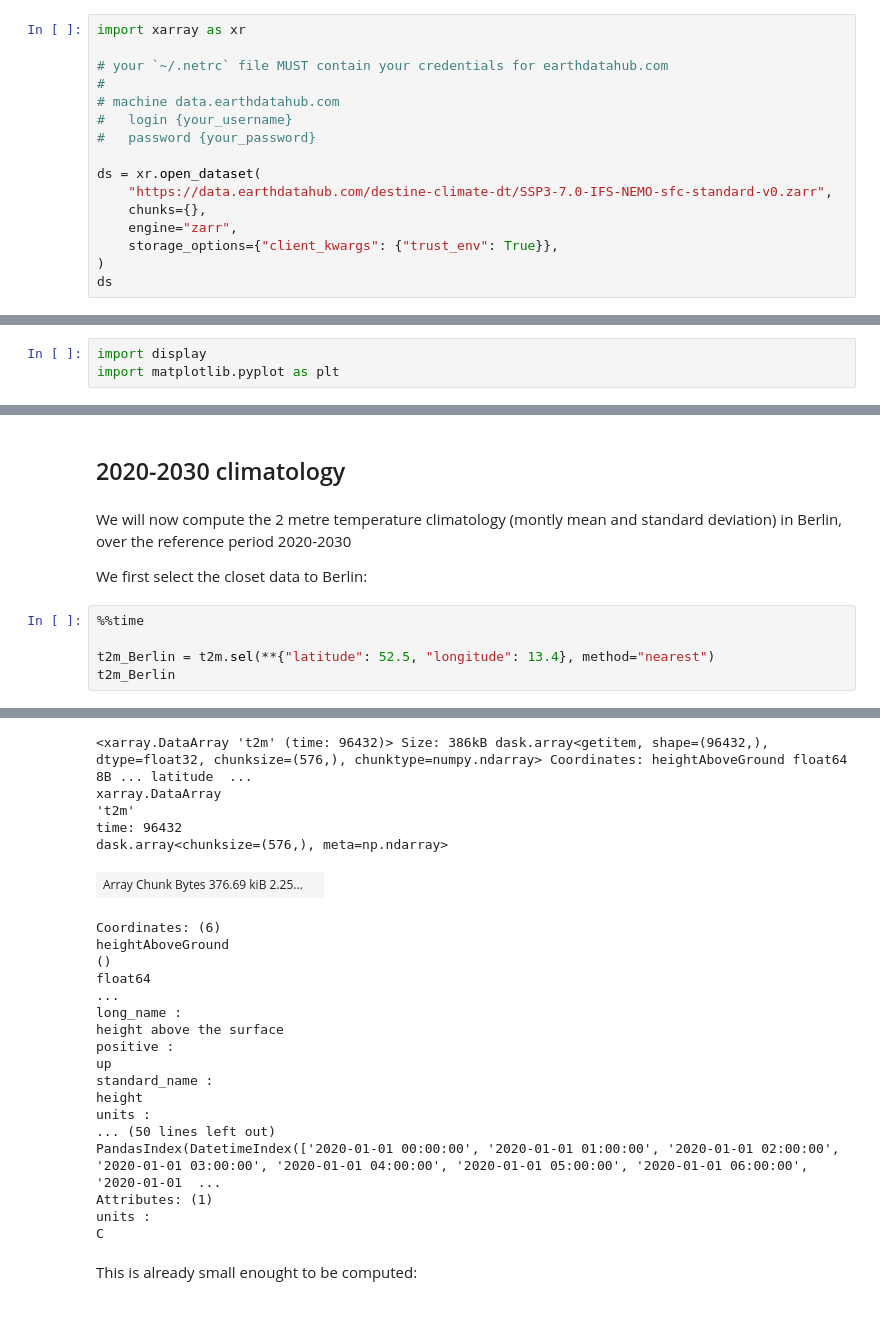
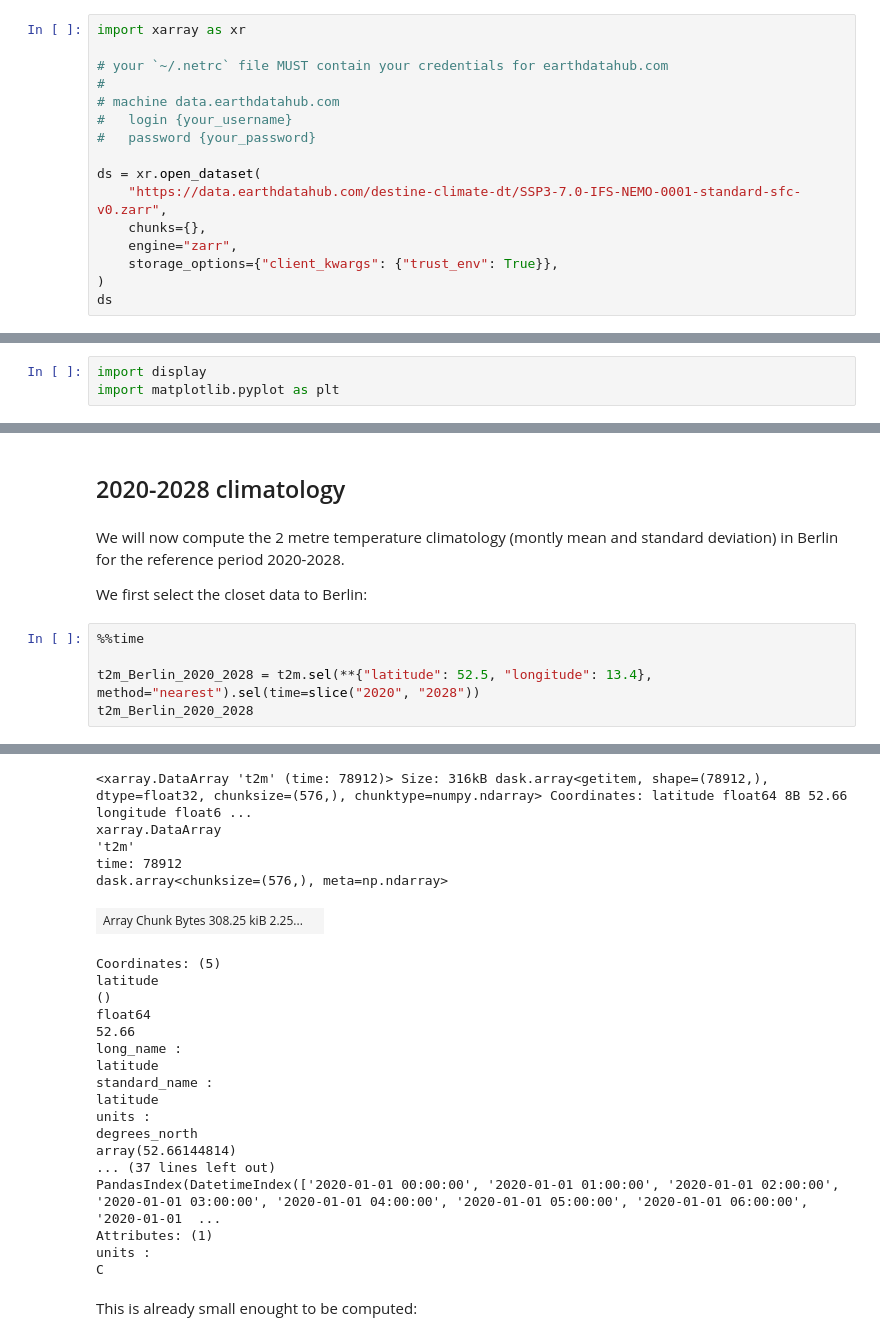
Before and after one commit to bopen/earthdatahub-notebooks, a Jupyter notebook: use-cases/tutorial-destine-climate-dt-sfc.ipynb, the cells around one changed output, grey strips where cells are left out. Cells and saved outputs as stored; diff of their text form.

```diff
--- a/use-cases/tutorial-destine-climate-dt-sfc.ipynb
+++ b/use-cases/tutorial-destine-climate-dt-sfc.ipynb
@@ -33,7 +33,7 @@ import xarray as xr
 #   password {your_password}
 
 ds = xr.open_dataset(
-    "https://data.earthdatahub.com/destine-climate-dt/SSP3-7.0-IFS-NEMO-sfc-standard-v0.zarr",
+    "https://data.earthdatahub.com/destine-climate-dt/SSP3-7.0-IFS-NEMO-0001-standard-sfc-v0.zarr",
     chunks={},
     engine="zarr",
     storage_options={"client_kwargs": {"trust_env": True}},
@@ -187,12 +187,12 @@ display.map(t2m_germany_area_january_2030_monthly_mean, vmax=None, cmap="YlOrRd"
 # %% [markdown]
-## 2020-2030 climatology
+## 2020-2028 climatology
 # %% [markdown]
-We will now compute the 2 metre temperature climatology (montly mean and standard deviation) in Berlin, over the reference period 2020-2030
+We will now compute the 2 metre temperature climatology (montly mean and standard deviation) in Berlin for the reference period 2020-2028.
 
 We first select the closet data to Berlin:
 # %%
 %%time
 
-t2m_Berlin = t2m.sel(**{"latitude": 52.5, "longitude": 13.4}, method="nearest")
-t2m_Berlin
+t2m_Berlin_2020_2028 = t2m.sel(**{"latitude": 52.5, "longitude": 13.4}, method="nearest").sel(time=slice("2020", "2028"))
+t2m_Berlin_2020_2028
 # %% [output]
@@ -201,22 +201,22 @@ Wall time: 1.45 ms
-<xarray.DataArray 't2m' (time: 96432)> Size: 386kB dask.array<getitem, shape=(96432,), dtype=float32, chunksize=(576,), chunktype=numpy.ndarray> Coordinates: heightAboveGround float64 8B ... latitude  ...
+<xarray.DataArray 't2m' (time: 78912)> Size: 316kB dask.array<getitem, shape=(78912,), dtype=float32, chunksize=(576,), chunktype=numpy.ndarray> Coordinates: latitude float64 8B 52.66 longitude float6 ...
 xarray.DataArray
 't2m'
-time: 96432
+time: 78912
 dask.array<chunksize=(576,), meta=np.ndarray>
-| Array Chunk Bytes 376.69 kiB 2.25... |  |
+| Array Chunk Bytes 308.25 kiB 2.25... |  |
-Coordinates: (6)
-heightAboveGround
+Coordinates: (5)
+latitude
 ()
 float64
-...
+52.66
 long_name :
-height above the surface
-positive :
-up
+latitude
 standard_name :
-height
+latitude
 units :
-... (50 lines left out)
+degrees_north
+array(52.66144814)
+... (37 lines left out)
 PandasIndex(DatetimeIndex(['2020-01-01 00:00:00', '2020-01-01 01:00:00', '2020-01-01 02:00:00', '2020-01-01 03:00:00', '2020-01-01 04:00:00', '2020-01-01 05:00:00', '2020-01-01 06:00:00', '2020-01-01  ...
 Attributes: (1)
 units :
```
Also changed, not shown: parts of 15 cells of this notebook, 2 other files.
